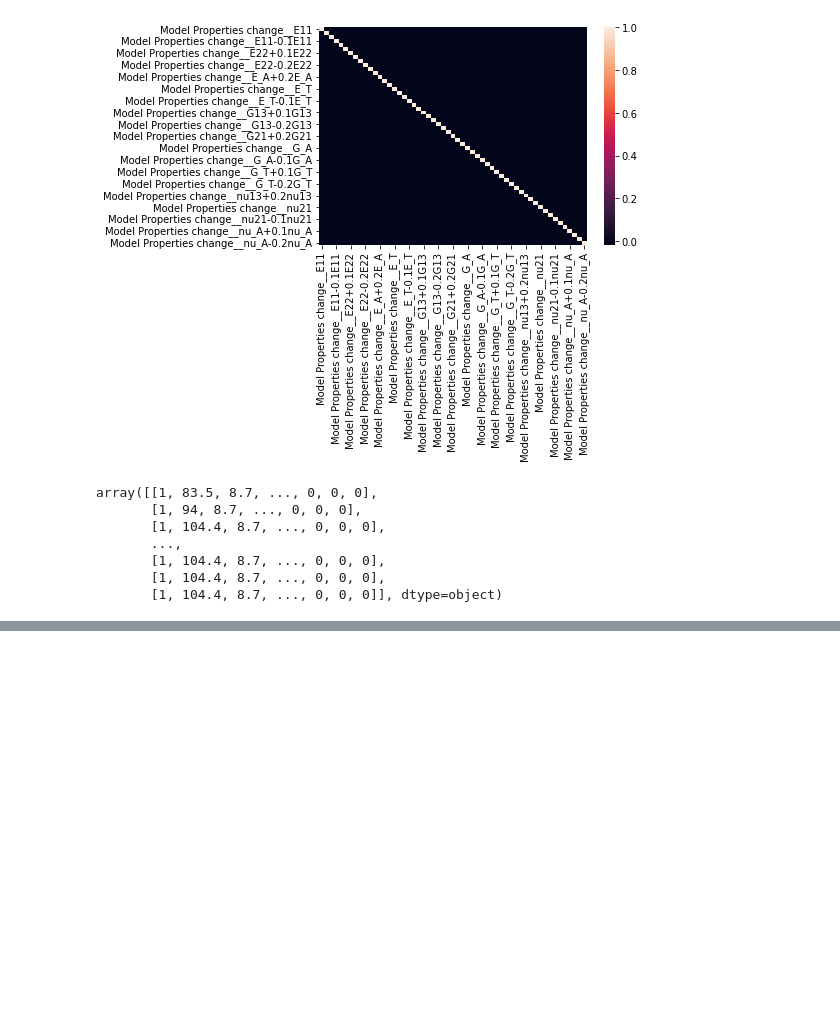
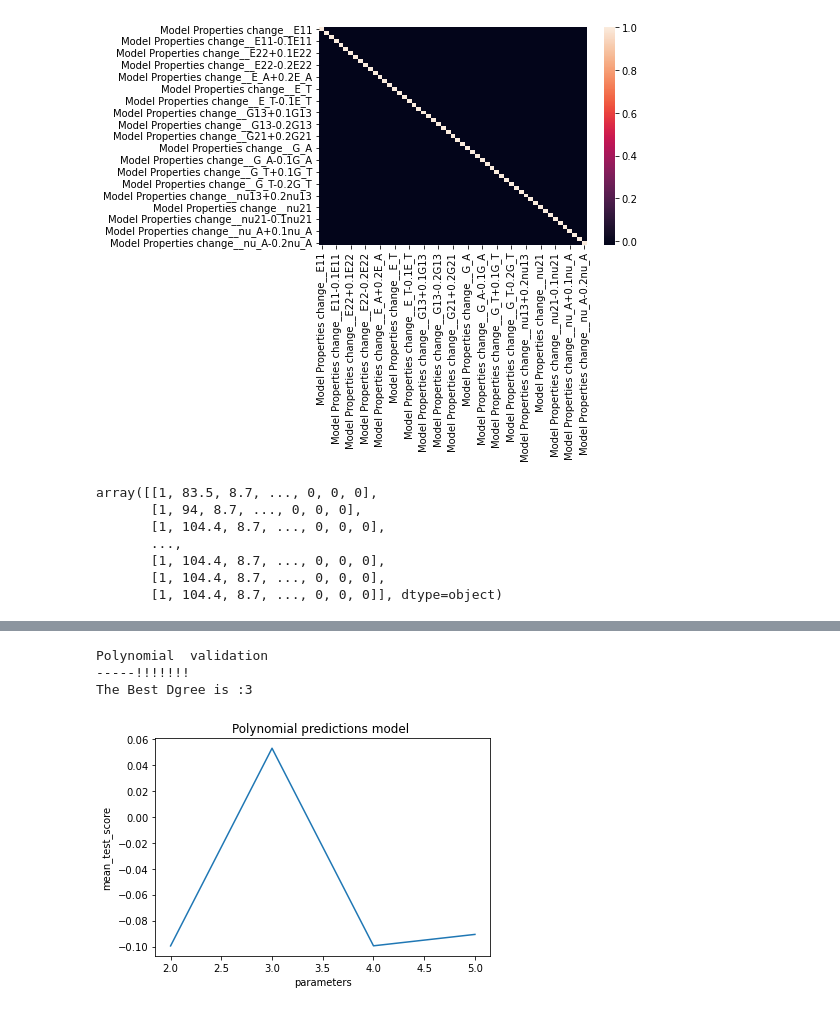
Before and after one commit to itayzaada/DCB_prediction_Using_Machine_Learning, a Jupyter notebook: Prediction of the ERR for mode I (DCB) for a composite laminate with arbitrary properties using ML.ipynb, the cells around one changed output, grey strips where cells are left out. Saved outputs shown, nothing was run; the diff lists cells and outputs as text; code cells hidden in the pictures; blank space fills up the shorter version.

```diff
--- a/Prediction of the ERR for mode I (DCB) for a composite laminate with arbitrary properties using ML.ipynb
+++ b/Prediction of the ERR for mode I (DCB) for a composite laminate with arbitrary properties using ML.ipynb
@@ -226,0 +267,37 @@ X_test = sc.transform (X_test)
+# %%
+
+print("Polynomial  validation")
+best=0
+d2=0
+rs=[]
+for i in range(2,6):
+    poly_reg = PolynomialFeatures(degree = i)## make polyni,ail##
+    xn = poly_reg.fit_transform(X_train)## make x polynomial##
+
+    lin_reg_2 = LinearRegression()
+    lin2=lin_reg_2.fit(xn,y_train)
+
+    #Evalation#
+    yolyred=lin_reg_2.predict(poly_reg.fit_transform(X_test))
+    RMSE = sqrt(mean_squared_error(y_test,yolyred))
+    r2 =r2_score(y_test,yolyred)
+
+
+    if r2>d2 :
+        best=i
+        d2=r2
+
+    rs.append(r2)
+
+print("-----!!!!!!!")
+print("The Best Dgree is :"+str(best))
+plt.plot(range(2,6),rs)
+plt.title('Polynomial predictions model ')
+plt.xlabel('parameters')
+plt.ylabel('mean_test_score')
+plt.show()
+# %% [output]
+Polynomial  validation
+-----!!!!!!!
+The Best Dgree is :3
+[figure, new version]
```
Also changed, not shown: parts of 24 cells of this notebook.
